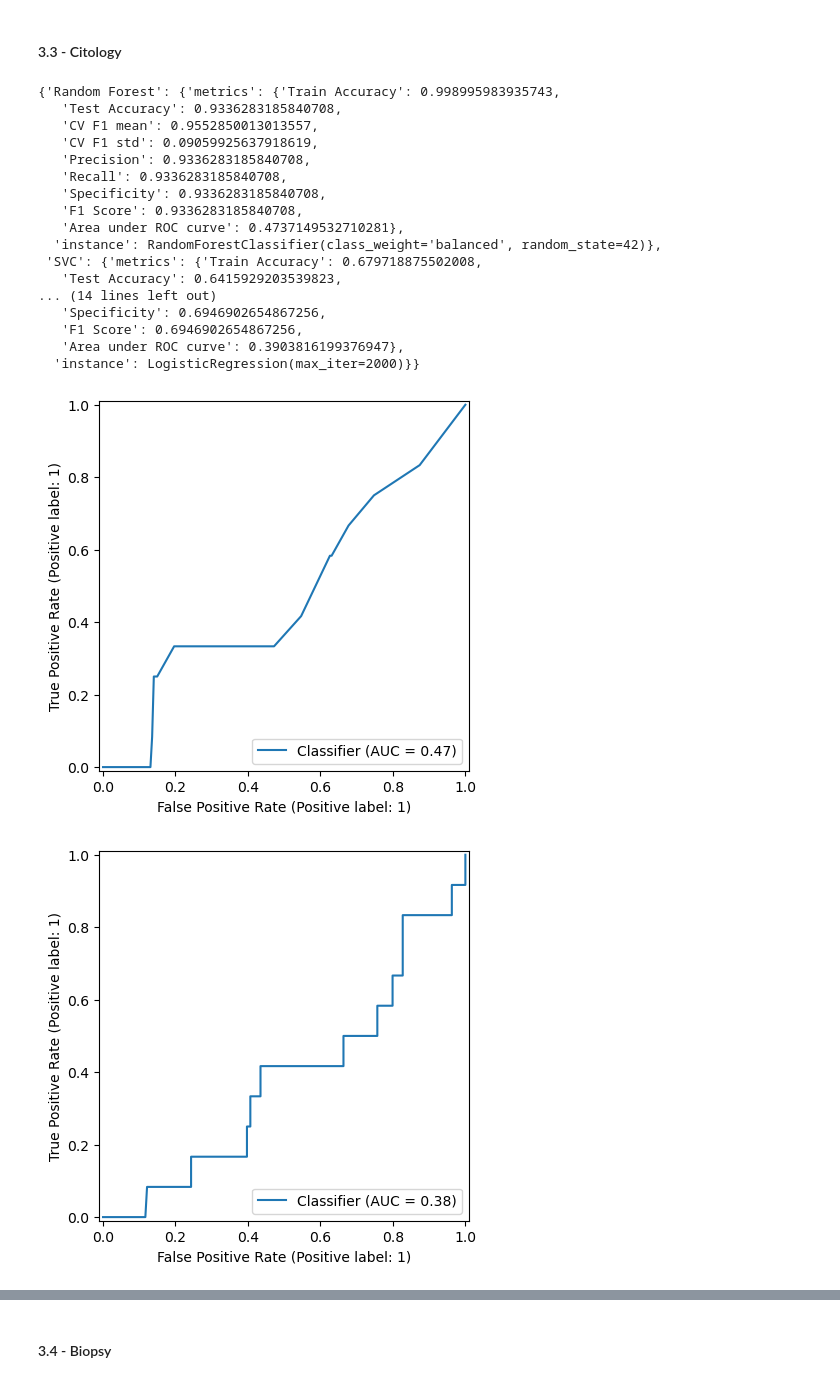
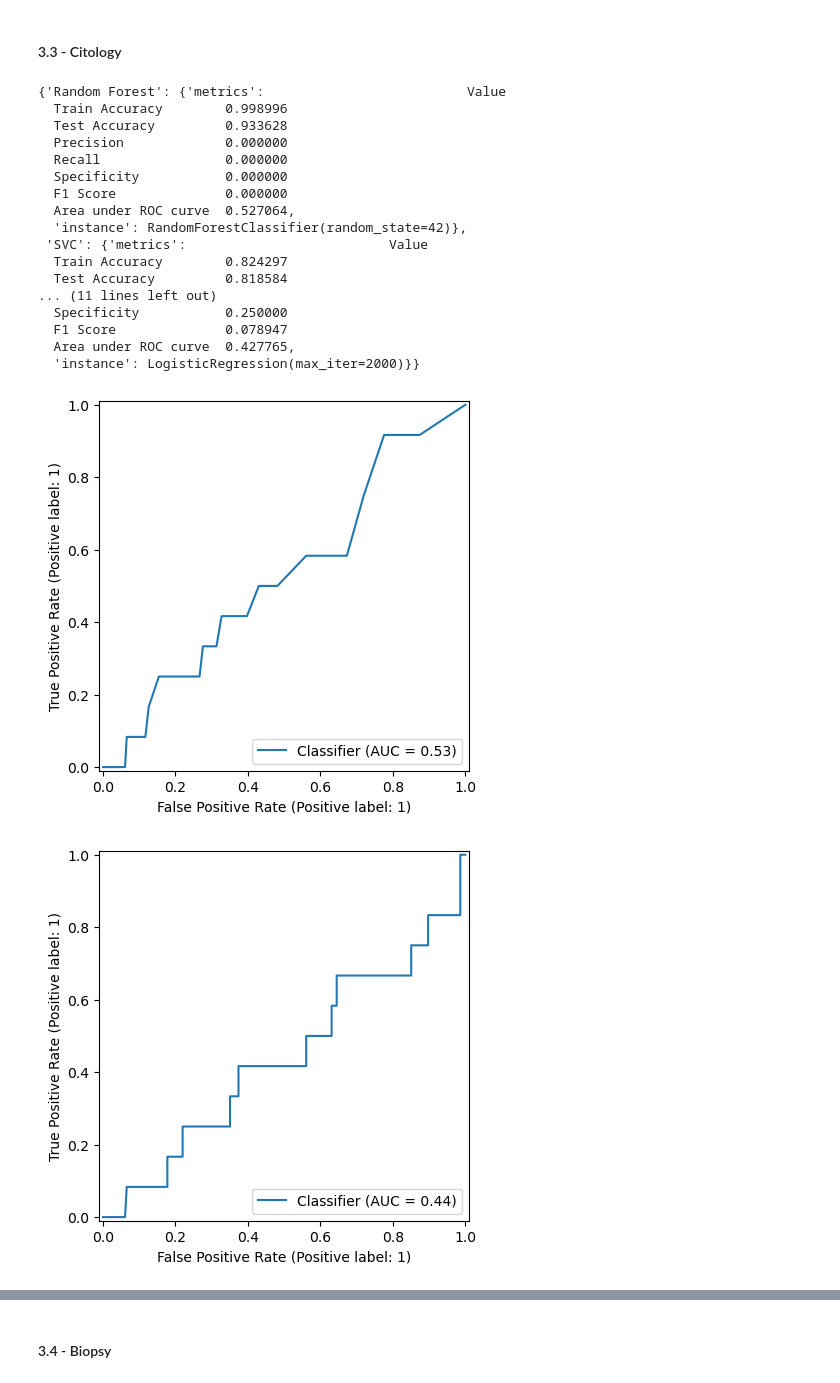
Before and after one commit to PedroC12804/Projeto-AAEB, a Jupyter notebook: Projeto .ipynb, the cells around one changed output, grey strips where cells are left out. Drawn from its saved outputs; the diff is of its cells as text; code cells hidden in the pictures.

```diff
--- a/Projeto .ipynb
+++ b/Projeto .ipynb
@@ -1017,16 +1016,9 @@ cross_validate_with_smote(hinselmann_results, X, Y, 'Hinselmann')
 # %% [markdown]
 <h4>3.2 - Schiller</h4>
 # %%
-splits = data_s['Schiller']
-X_train = splits[0]
-y_train = splits[1]
-X_test = splits[2]
-y_test = splits[3]
-
-models = {'Random Forest': RandomForestClassifier(random_state=42, class_weight='balanced'),'SVC':SVC(class_weight='balanced'),'Logistic Regression':LogisticRegression(max_iter = 2000)}
 
 # Treinar e avaliar
-schiller_results = train_and_evaluate_multi_models(models, X_train, y_train, X_test, y_test)
+schiller_results = train_and_evaluate_multi_models('Schiller', models)
 
 schiller_results #é um dicionário que tem {nome: [df com as métricas, model instance], ...} para os três modelos
 # %% [output]
@@ -1053,35 +1045,27 @@ schiller_results #é um dicionário que tem {nome: [df com as métricas, model i
 # %% [markdown]
 <h4>3.3 - Citology</h4>
 # %%
-splits = data_c['Citology']
-X_train = splits[0]
-y_train = splits[1]
-X_test = splits[2]
-y_test = splits[3]
-
-models = {'Random Forest': RandomForestClassifier(random_state=42, class_weight='balanced'),'SVC':SVC(class_weight='balanced'),'Logistic Regression':LogisticRegression(max_iter = 2000)}
-
 # Treinar e avaliar
-citology_results = train_and_evaluate_multi_models(models, X_train, y_train, X_test, y_test)
+citology_results = train_and_evaluate_multi_models('Citology', models)
 
 citology_results #é um dicionário que tem {nome: [df com as métricas, model instance], ...} para os três modelos
 # %% [output]
-{'Random Forest': {'metrics': {'Train Accuracy': 0.998995983935743,
-   'Test Accuracy': 0.9336283185840708,
-   'CV F1 mean': 0.9552850013013557,
-   'CV F1 std': 0.09059925637918619,
-   'Precision': 0.9336283185840708,
-   'Recall': 0.9336283185840708,
-   'Specificity': 0.9336283185840708,
-   'F1 Score': 0.9336283185840708,
-   'Area under ROC curve': 0.4737149532710281},
-  'instance': RandomForestClassifier(class_weight='balanced', random_state=42)},
- 'SVC': {'metrics': {'Train Accuracy': 0.679718875502008,
-   'Test Accuracy': 0.6415929203539823,
-... (14 lines left out)
-   'Specificity': 0.6946902654867256,
-   'F1 Score': 0.6946902654867256,
-   'Area under ROC curve': 0.3903816199376947},
+{'Random Forest': {'metrics':                          Value
+  Train Accuracy        0.998996
+  Test Accuracy         0.933628
+  Precision             0.000000
+  Recall                0.000000
+  Specificity           0.000000
+  F1 Score              0.000000
+  Area under ROC curve  0.527064,
+  'instance': RandomForestClassifier(random_state=42)},
+ 'SVC': {'metrics':                          Value
+  Train Accuracy        0.824297
+  Test Accuracy         0.818584
+... (11 lines left out)
+  Specificity           0.250000
+  F1 Score              0.078947
+  Area under ROC curve  0.427765,
   'instance': LogisticRegression(max_iter=2000)}}
-[figure, old version]
+[figure, new version]
-[figure, old version]
+[figure, new version]
```
Also changed, not shown: parts of 4 cells of this notebook.
